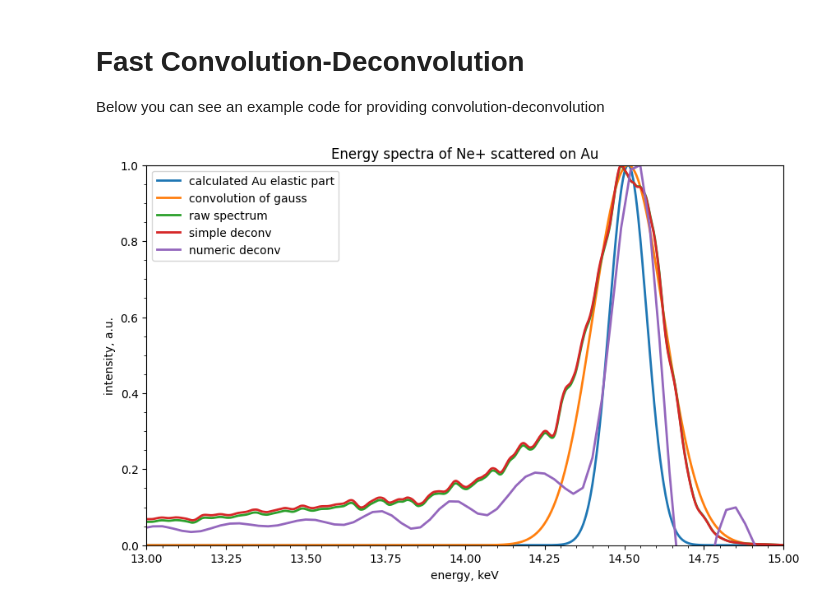
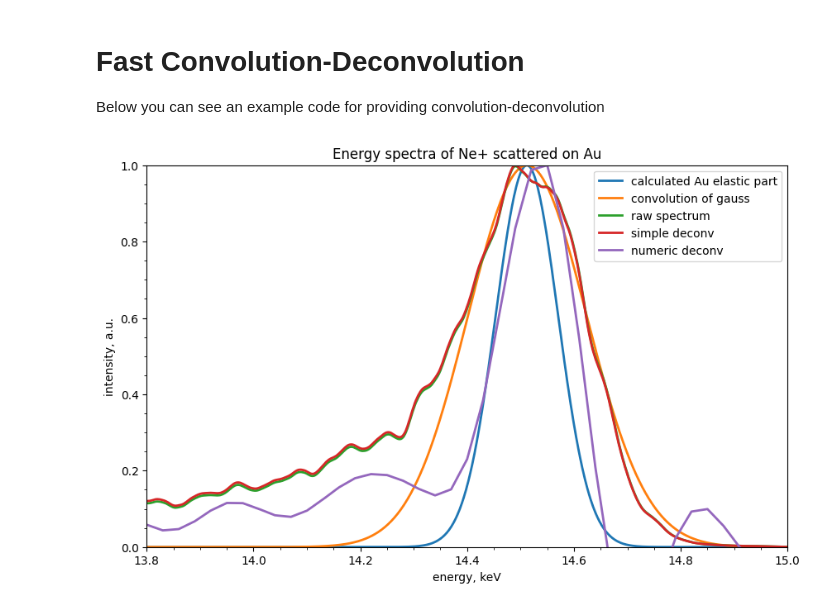
Before and after one commit to mauveferret/SpecRec, a Jupyter notebook: main_example.ipynb, the cells around one changed output. Cells and saved outputs as stored; diff of their text form; code cells hidden in the pictures.

```diff
--- a/main_example.ipynb
+++ b/main_example.ipynb
@@ -463,32 +463,32 @@ scd.step = leis.step
 E0 = 15000
 scattering_angle = 33
 mu = leis.get_mass_by_element("Au")/leis.get_mass_by_element("Ne")
 dE = leis.get_dE(E0, scattering_angle, mu, 2)/1000
 E1 = leis.get_energy_by_angle(E0, mu, scattering_angle)/1000
 
 data = leis.spectrum(spectrum_path0, 50)
 
 scd.broadening_kernel_type = "gauss"
 scd.spectrometer_resolution = 0.013
 
 calc_au_elastic_spectrum = scd.norm(np.exp(-(data.spectrum_en/1000-E1)**2/2/dE**2))
 broadening_gauss_convolution = scd.norm(scd.broadening_kernel_convolution(calc_au_elastic_spectrum, data.spectrum_en,scd.broadening_kernel_type, scd.spectrometer_resolution))
 simple_deconv = scd.norm(scd.simple_deconvolution(data.spectrum_int))
 numerical_deconv  =scd.norm(scd.twomey_deconvolution(data.spectrum_int, data.spectrum_en, scd.broadening_kernel_type, scd.spectrometer_resolution, 500, 0.5))
 
 plt.plot(data.spectrum_en/1000, calc_au_elastic_spectrum, linewidth=2, label = "calculated Au elastic part")
 plt.plot(data.spectrum_en/1000, broadening_gauss_convolution[:len(data.spectrum_en)], linewidth=2, label = "convolution of gauss")
 plt.plot(data.spectrum_en/1000, data.spectrum_int, linewidth=2, label = "raw spectrum")
 plt.plot(data.spectrum_en/1000, simple_deconv, linewidth=2, label = "simple deconv")
 plt.plot(data.spectrum_en/1000, numerical_deconv, linewidth=2, label = "numeric deconv")
 
-plt.xlim(13, 15)
+plt.xlim(13.8, 15)
 plt.ylim(0, 1)
 plt.xlabel("energy, keV")
 plt.ylabel("intensity, a.u.")
 plt.title("Energy spectra of Ne+ scattered on Au")
 plt.minorticks_on()
 plt.legend()
 plt.show()
 # %% [output]
-[figure, old version]
+[figure, new version]
```
